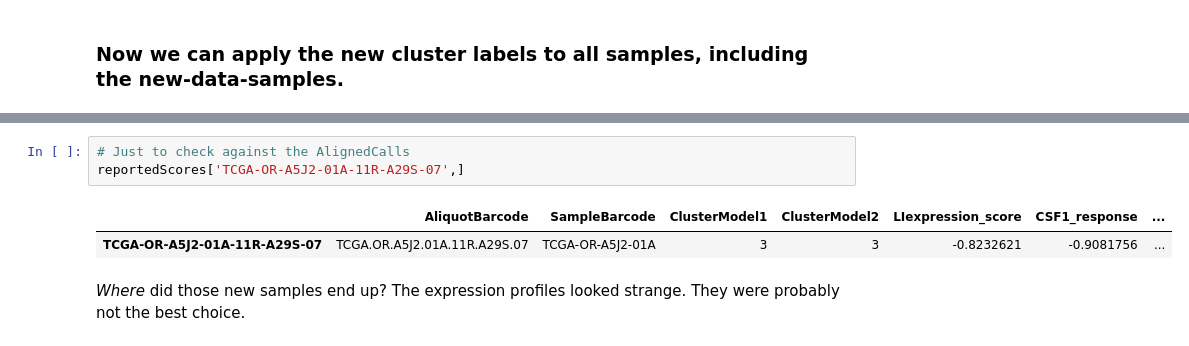
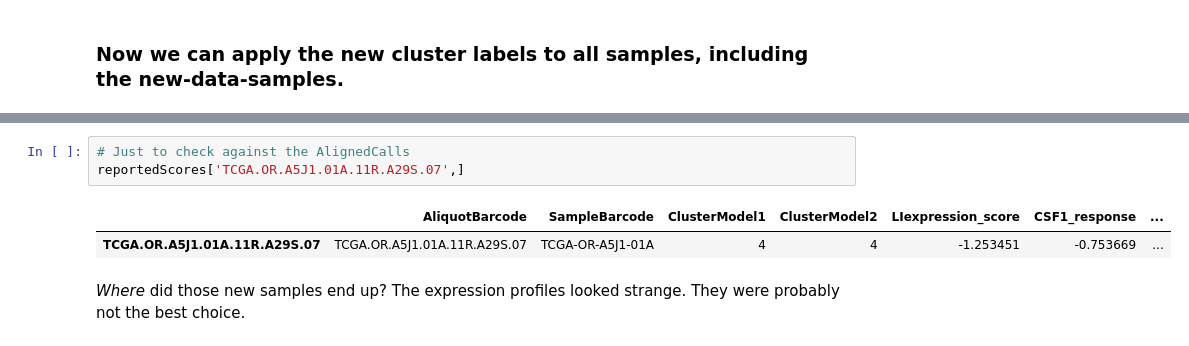
Before and after one commit to Gibbsdavidl/Immune-Subtype-Clustering, a Jupyter notebook: Notebooks/Call_immune_subtypes_on_new_data.ipynb, the cells around one changed output, grey strips where cells are left out. Saved outputs shown, nothing was run; the diff lists cells and outputs as text.

```diff
--- a/Notebooks/Call_immune_subtypes_on_new_data.ipynb
+++ b/Notebooks/Call_immune_subtypes_on_new_data.ipynb
@@ -273,9 +277,9 @@ head(results)
 # %%
 # Just to check against the AlignedCalls
-reportedScores['TCGA-OR-A5J2-01A-11R-A29S-07',]
+reportedScores['TCGA.OR.A5J1.01A.11R.A29S.07',]
 # %% [output]
 |  | AliquotBarcode | SampleBarcode | ClusterModel1 | ClusterModel2 | LIexpression_score | CSF1_response | ... |
-| TCGA-OR-A5J2-01A-11R-A29S-07 | TCGA.OR.A5J2.01A.11R.A29S.07 | TCGA-OR-A5J2-01A | 3 | 3 | -0.8232621 | -0.9081756 | ... |
+| TCGA.OR.A5J1.01A.11R.A29S.07 | TCGA.OR.A5J1.01A.11R.A29S.07 | TCGA-OR-A5J1-01A | 4 | 4 | -1.253451 | -0.753669 | ... |
 # %% [markdown]
 *Where* did those new samples end up?  The expression profiles looked strange. They were probably not the best choice.
 # %%
```
Also changed, not shown: parts of 10 cells of this notebook, 2 other files.
